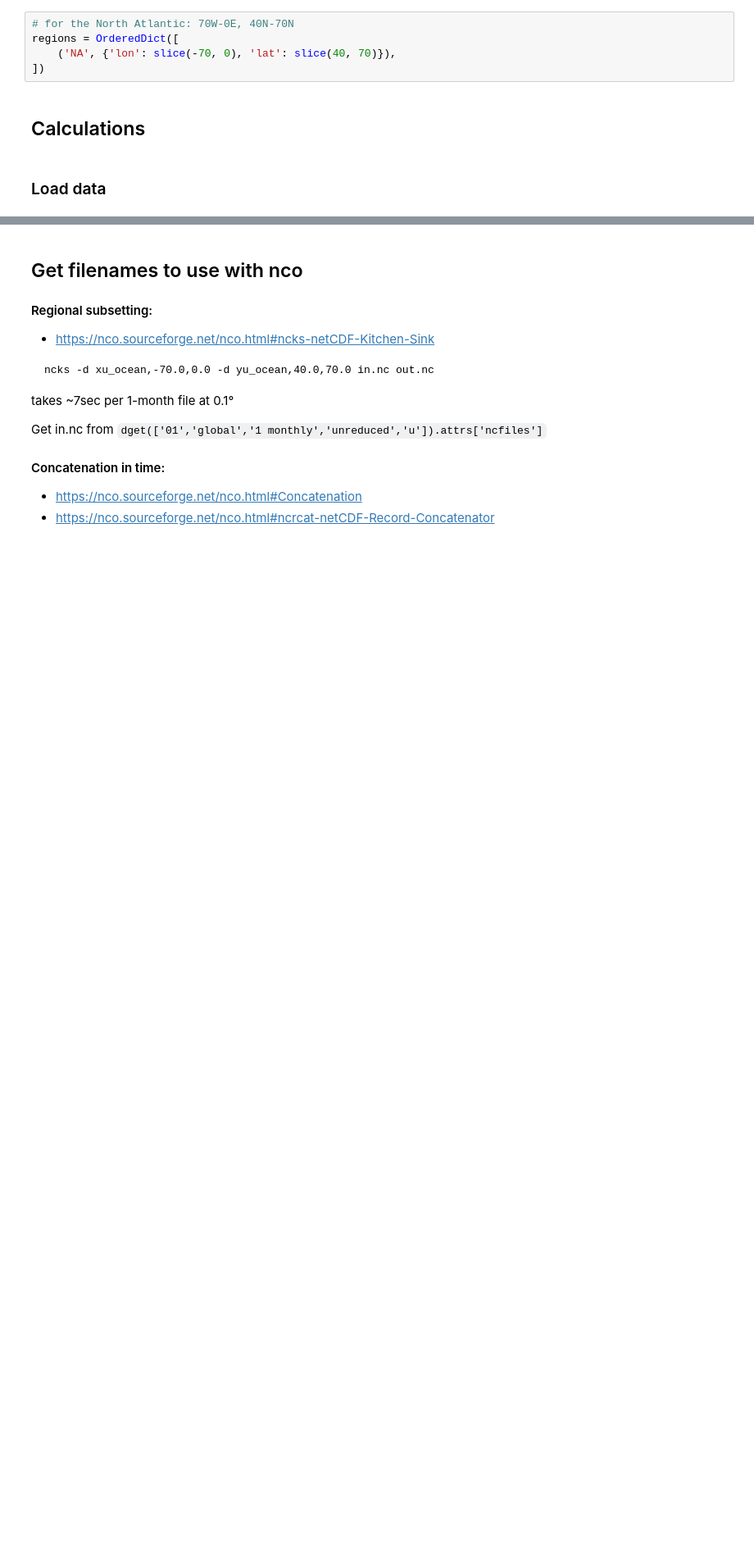
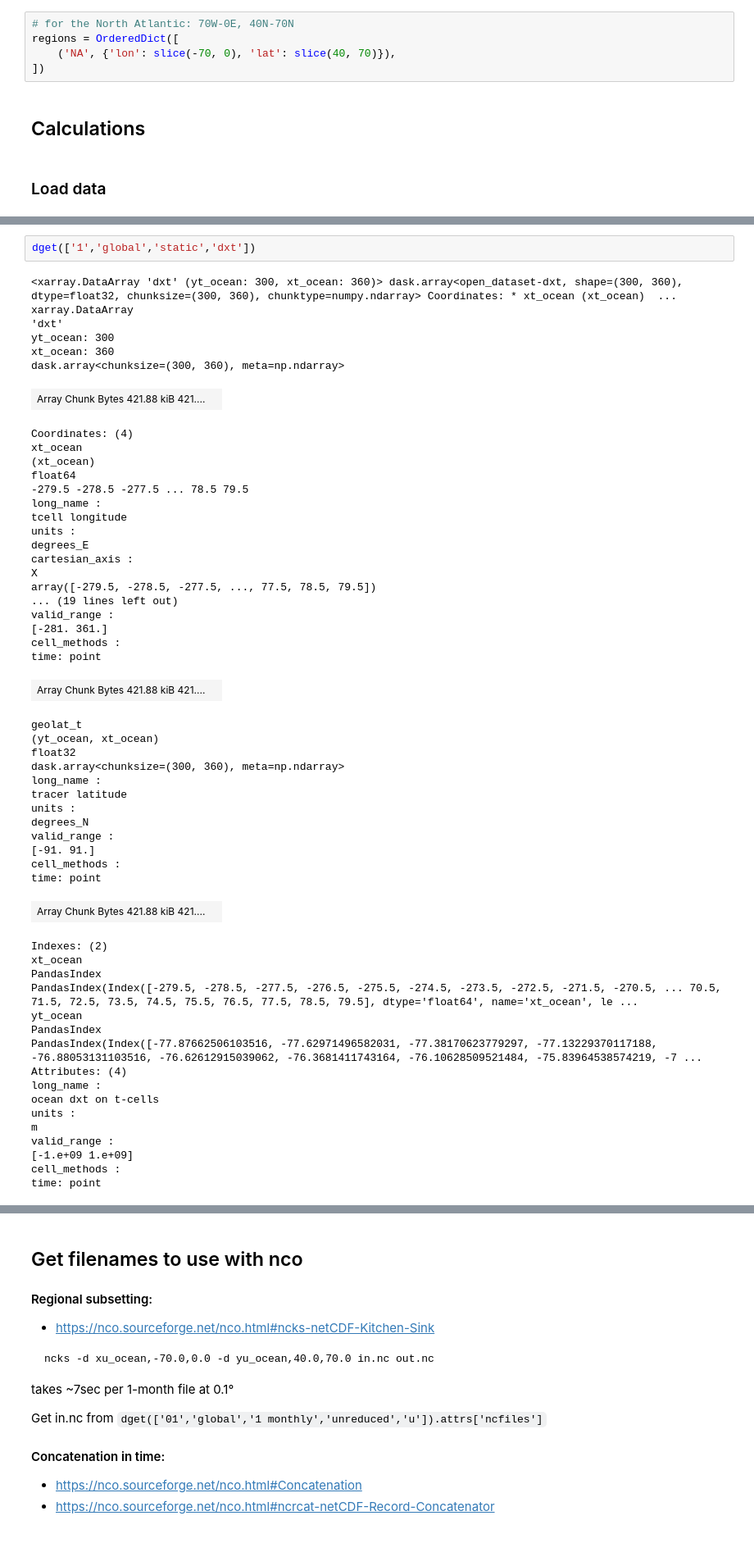
Before and after one commit to aekiss/OSNAP, a Jupyter notebook: OSNAP-nco.ipynb, the cells around one changed output, grey strips where cells are left out. Shown: that part at 82% size. Saved outputs shown, nothing was run; the diff lists cells and outputs as text; blank space fills up the shorter version.

```diff
--- a/OSNAP-nco.ipynb
+++ b/OSNAP-nco.ipynb
@@ -330,0 +340,57 @@ Wall time: 4min 49s
+# %%
+dget(['1','global','static','dxt'])
+# %% [output]
+<xarray.DataArray 'dxt' (yt_ocean: 300, xt_ocean: 360)> dask.array<open_dataset-dxt, shape=(300, 360), dtype=float32, chunksize=(300, 360), chunktype=numpy.ndarray> Coordinates: * xt_ocean (xt_ocean)  ...
+xarray.DataArray
+'dxt'
+yt_ocean: 300
+xt_ocean: 360
+dask.array<chunksize=(300, 360), meta=np.ndarray>
+| Array Chunk Bytes 421.88 kiB 421.... |  |
+Coordinates: (4)
+xt_ocean
+(xt_ocean)
+float64
+-279.5 -278.5 -277.5 ... 78.5 79.5
+long_name :
+tcell longitude
+units :
+degrees_E
+cartesian_axis :
+X
+array([-279.5, -278.5, -277.5, ..., 77.5, 78.5, 79.5])
+... (19 lines left out)
+valid_range :
+[-281. 361.]
+cell_methods :
+time: point
+| Array Chunk Bytes 421.88 kiB 421.... |  |
+geolat_t
+(yt_ocean, xt_ocean)
+float32
+dask.array<chunksize=(300, 360), meta=np.ndarray>
+long_name :
+tracer latitude
+units :
+degrees_N
+valid_range :
+[-91. 91.]
+cell_methods :
+time: point
+| Array Chunk Bytes 421.88 kiB 421.... |  |
+Indexes: (2)
+xt_ocean
+PandasIndex
+PandasIndex(Index([-279.5, -278.5, -277.5, -276.5, -275.5, -274.5, -273.5, -272.5, -271.5, -270.5, ... 70.5, 71.5, 72.5, 73.5, 74.5, 75.5, 76.5, 77.5, 78.5, 79.5], dtype='float64', name='xt_ocean', le ...
+yt_ocean
+PandasIndex
+PandasIndex(Index([-77.87662506103516, -77.62971496582031, -77.38170623779297, -77.13229370117188, -76.88053131103516, -76.62612915039062, -76.3681411743164, -76.10628509521484, -75.83964538574219, -7 ...
+Attributes: (4)
+long_name :
+ocean dxt on t-cells
+units :
+m
+valid_range :
+[-1.e+09 1.e+09]
+cell_methods :
+time: point
```
Also changed, not shown: parts of 13 cells of this notebook.
